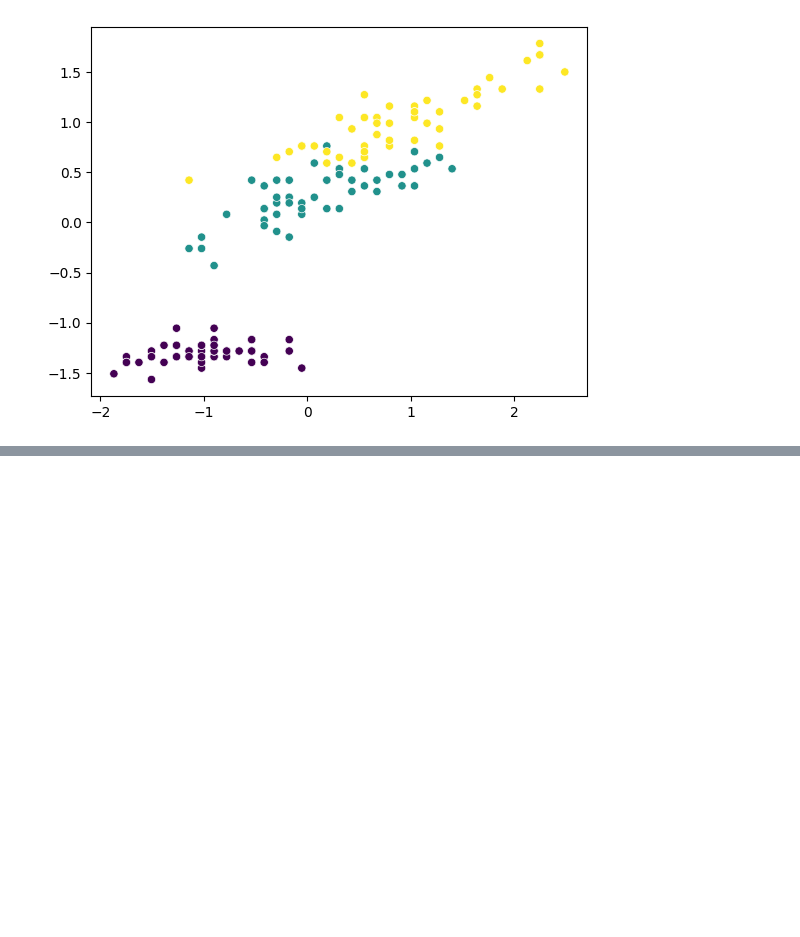
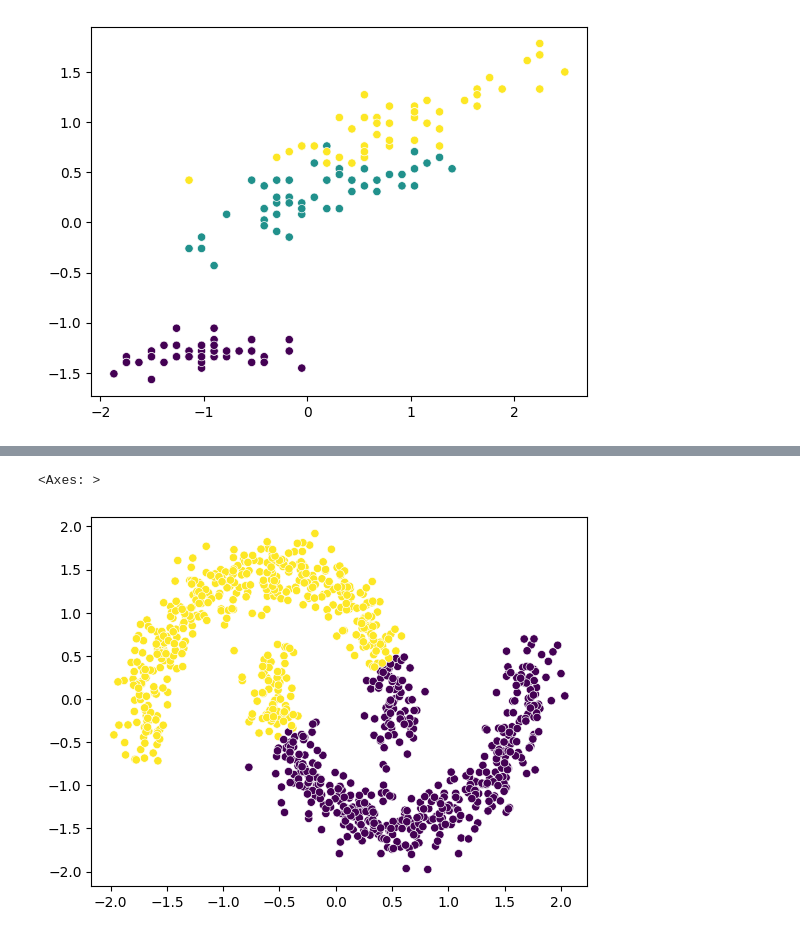
Before and after one commit to Ankit1726/Datascience, a Jupyter notebook: src/machine_learning/notebooks/unsupervised_ml.ipynb, the cells around one changed output, grey strips where cells are left out. Drawn from its saved outputs; the diff is of its cells as text; code cells hidden in the pictures; blank space fills up the shorter version.

```diff
--- a/src/machine_learning/notebooks/unsupervised_ml.ipynb
+++ b/src/machine_learning/notebooks/unsupervised_ml.ipynb
@@ -258,0 +280,13 @@ sns.scatterplot(x=x_scaled[:,0],y=x_scaled[:,2],c=y)
+# %%
+# Now Apply K-Mean [Not Proper Seperate]
+from sklearn.cluster import KMeans
+kmean = KMeans(
+     n_clusters=2,
+     random_state=2
+)
+labels = kmean.fit_predict(x_scale)
+# %%
+sns.scatterplot(x=x_scale[:,0],y=x_scale[:,1],c=labels)
+# %% [output]
+<Axes: >
+[figure, added]
```
Also changed, not shown: parts of 29 cells of this notebook.
